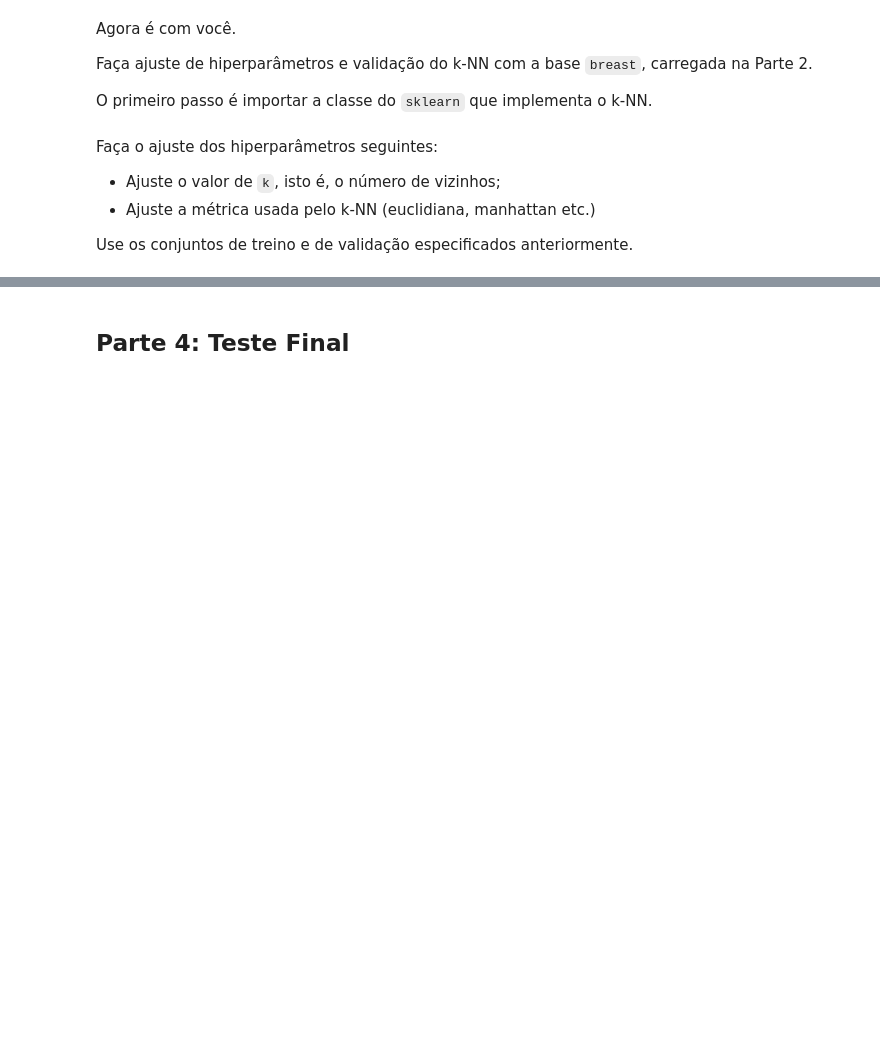
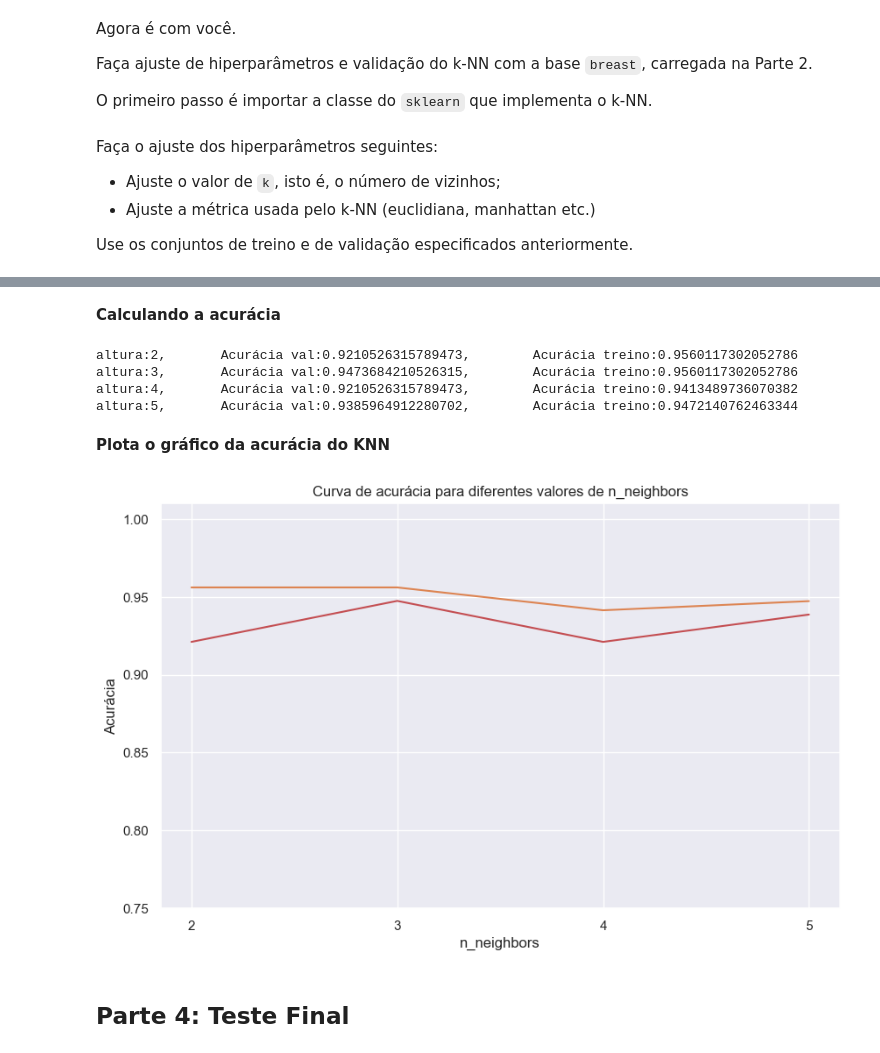
Before and after one commit to gabrielfreitas1406/AMMD, a Jupyter notebook: 02-Modelos Introdutórios Gabriel.ipynb, the cells around one changed output, grey strips where cells are left out. Saved outputs shown, nothing was run; the diff lists cells and outputs as text; code cells hidden in the pictures; blank space fills up the shorter version.

```diff
--- a/02-Modelos Introdutórios Gabriel.ipynb
+++ b/02-Modelos Introdutórios Gabriel.ipynb
@@ -746,0 +819,2 @@ Use os conjuntos de treino e de validação especificados anteriormente.
+# %% [markdown]
+**Calculando a acurácia**
@@ -747,3 +823,56 @@ Use os conjuntos de treino e de validação especificados anteriormente.
+# %%
+acc_train = []
+acc_val = []
+
+for h in alturas:
+    # Instancia um classificador com o hiperparâmetro desejado
+    clf = KNeighborsClassifier(n_neighbors=h, metric="euclidean")
+
+    # Treina no conjunto de treinamento
+    clf.fit(X_train, y_train)
+
+    # Testa no conjunto de validação
+    y_pred = clf.predict(X_val)
+
+    # Calcula a acurácia
+    acc1 = accuracy_score(y_val, y_pred)
+
+    # Testa no conjunto de treino
+    y_pred = clf.predict(X_train)
+    acc2 = accuracy_score(y_train, y_pred)
+
+    acc_val.append((h,acc1))
+    acc_train.append((h,acc2))
+    print(f"altura:{h},\tAcurácia val:{acc1},\tAcurácia treino:{acc2}")
+# %% [output]
+altura:2,       Acurácia val:0.9210526315789473,        Acurácia treino:0.9560117302052786
+altura:3,       Acurácia val:0.9473684210526315,        Acurácia treino:0.9560117302052786
+altura:4,       Acurácia val:0.9210526315789473,        Acurácia treino:0.9413489736070382
+altura:5,       Acurácia val:0.9385964912280702,        Acurácia treino:0.9472140762463344
+# %% [markdown]
+**Plota o gráfico da acurácia do KNN**
+# %%
+labels = [str(i) for i in alturas]
+
+# Define um tamanho para a figura
+plt.figure(figsize=(10,6));
+
+# Define um título para a figura
+plt.title('Curva de acurácia para diferentes valores de n_neighbors')
+
+# Plota a curva do  treino
+plt.plot(labels, acc_train);
+
+# Plota a curva da validação
+plt.plot(labels, acc_val);
+
+# Define rótulos para os eixos
+plt.xlabel('n_neighbors');
+plt.ylabel('Acurácia');
+
+plt.ylim(.75, 1.01);
+# %% [output]
+[figure, added]
 # %% [markdown]
 ## Parte 4: Teste Final
 # %% [markdown]
```
Also changed, not shown: parts of 39 cells of this notebook.
